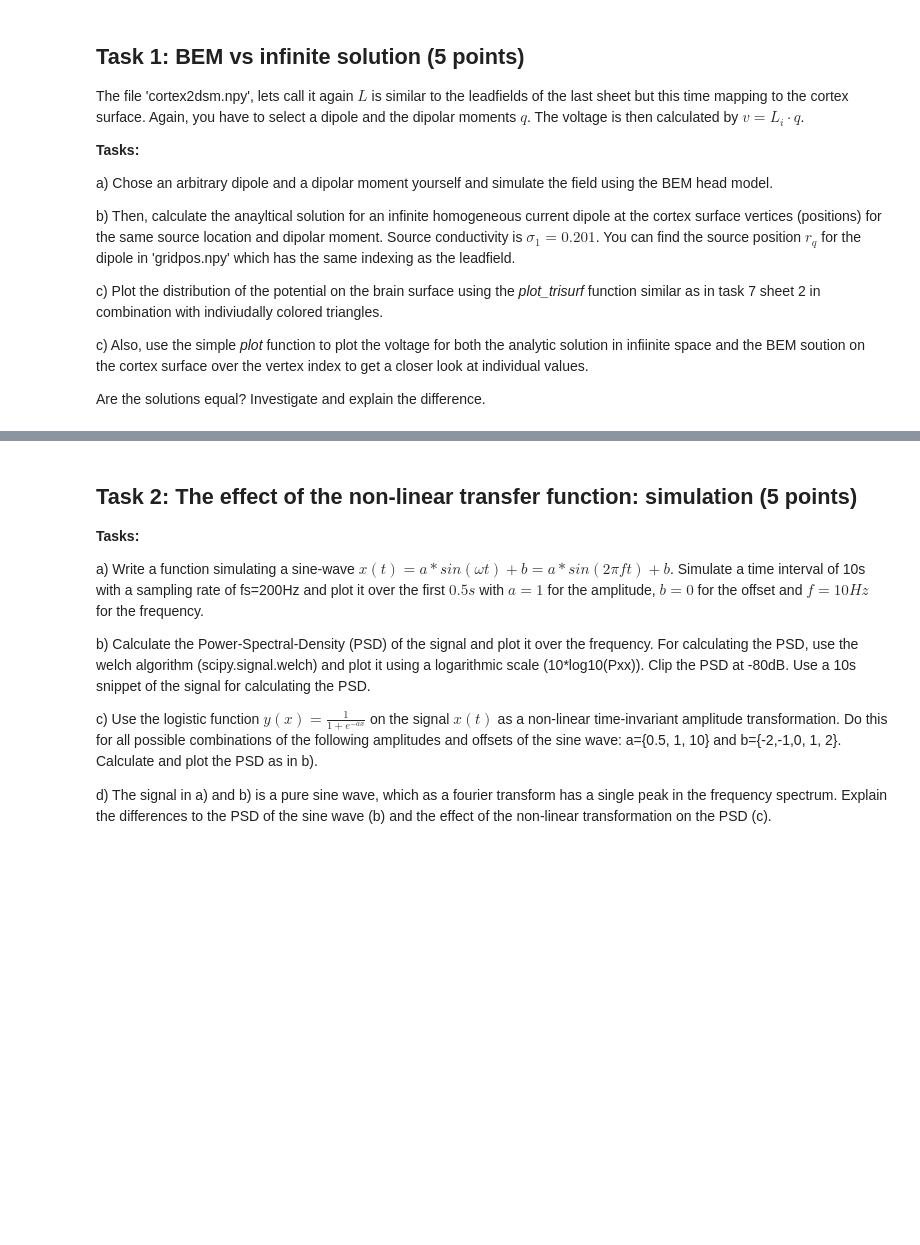
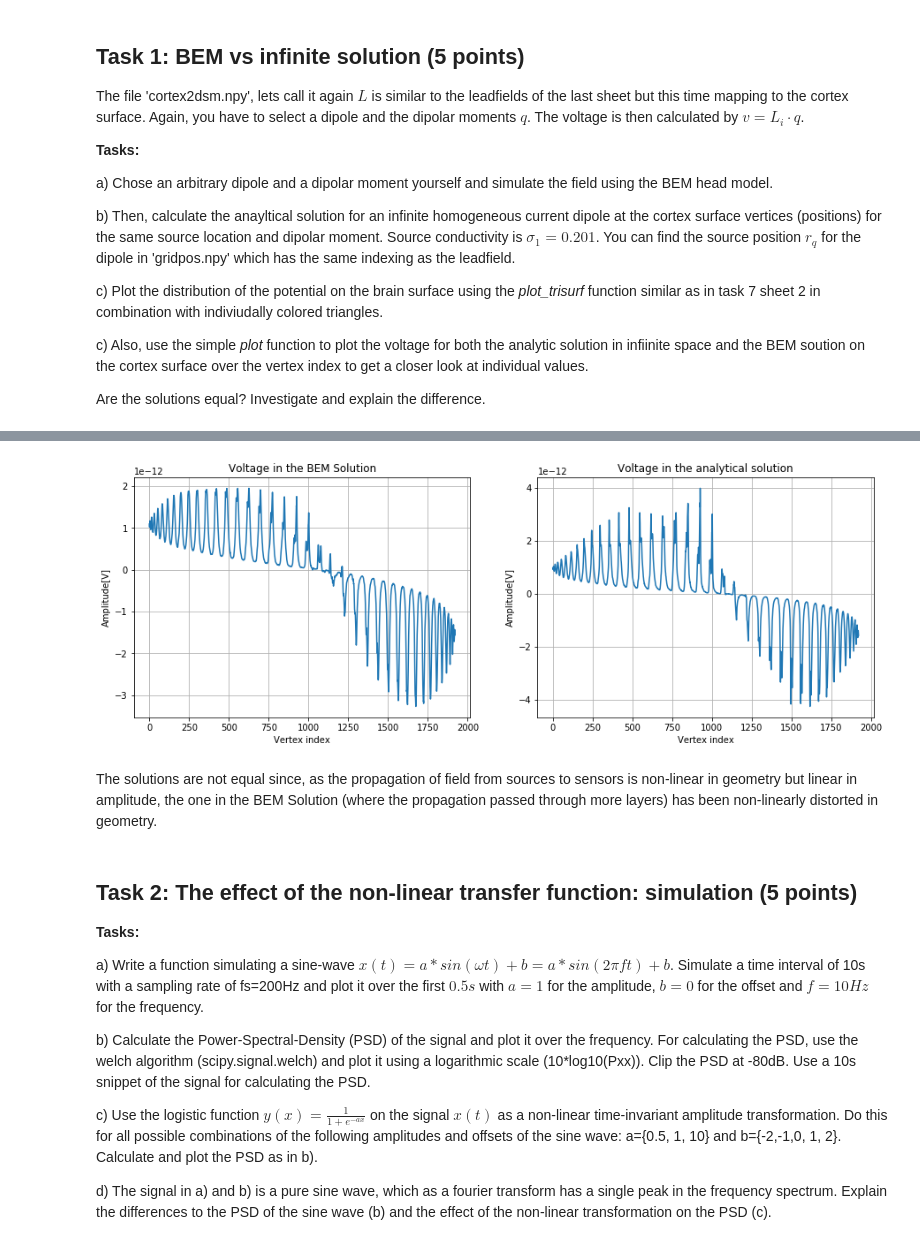
Before and after one commit to juanangd/TU_BERLIN, a Jupyter notebook: BCI-WS20:21/Exercise3/Exercise3.ipynb, the cells around one changed output, grey strips where cells are left out. Drawn from its saved outputs; the diff is of its cells as text; code cells hidden in the pictures; blank space fills up the shorter version.

```diff
--- a/BCI-WS20:21/Exercise3/Exercise3.ipynb
+++ b/BCI-WS20:21/Exercise3/Exercise3.ipynb
@@ -80,3 +78,21 @@ plt.grid()
+# %%
+plt.figure(figsize=(7.5*2, 5))
+plt.subplot(1, 2, 1)
+plt.plot(v)
+plt.title("Voltage in the BEM Solution")
+plt.xlabel("Vertex index")
+plt.ylabel("Amplitude[V]")
+plt.grid()
+plt.subplot(1, 2, 2)
+plt.title("Voltage in the analytical solution")
+plt.ylabel("Amplitude[V]")
+plt.xlabel("Vertex index")
+plt.plot(Phi_analytical)
+plt.grid()
+# %% [output]
+[figure, added]
+# %% [markdown]
+The solutions are not equal since, as the propagation of field from sources to sensors is non-linear in geometry but linear in amplitude, the one in the BEM Solution (where the propagation passed through more layers) has been non-linearly distorted in geometry.
 # %% [markdown]
 ## Task 2: The effect of the non-linear transfer function: simulation (5 points)
 
```
Also changed, not shown: parts of 14 cells of this notebook.
